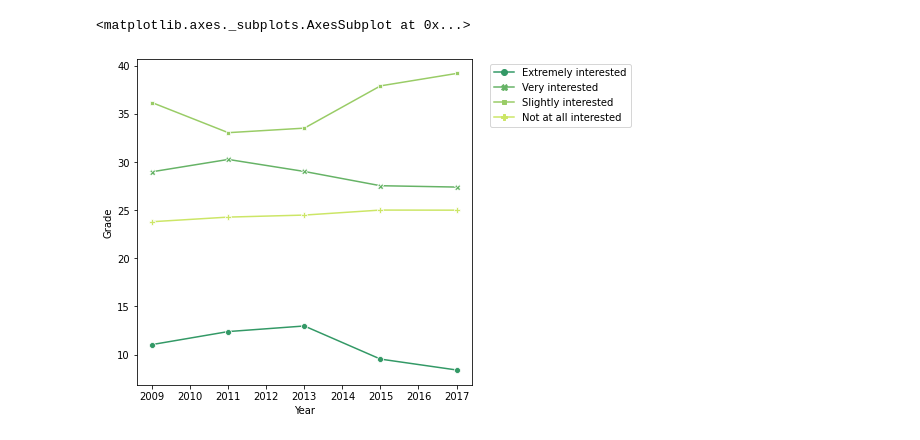
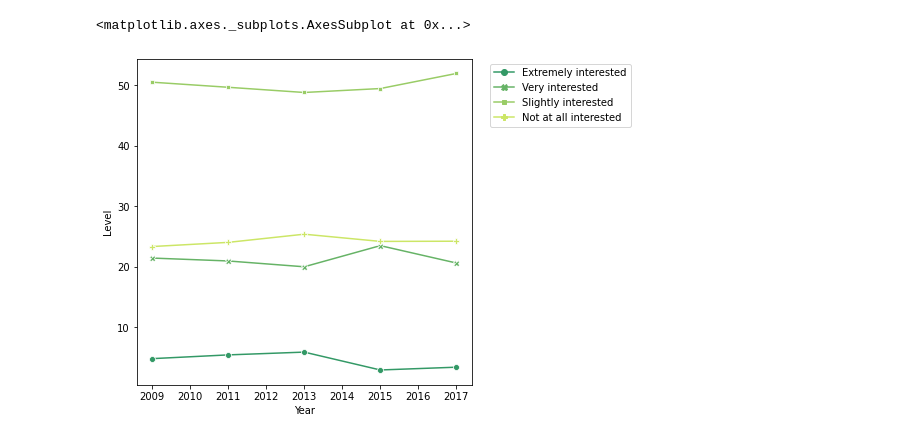
Before and after one commit to greci-gareli/Maps_Bar_Aim1, a Jupyter notebook: Introduction.ipynb, the cells around one changed output. Cells and saved outputs as stored; diff of their text form; code cells hidden in the pictures.

```diff
--- a/Introduction.ipynb
+++ b/Introduction.ipynb
@@ -10,10 +81,10 @@ import seaborn as sns
 # %%
 from google.colab import drive
 drive.mount('/content/gdrive')
-root_path= '/content/gdrive/MyDrive/Colab Notebooks/Introduction/Hey.csv'
+root_path= '/content/gdrive/MyDrive/Colab Notebooks/Introduction/Ok.csv'
 
 #Obtaining the data frame
-df = pd.read_csv(root_path, encoding="ISO-8859-1")
+df_2 = pd.read_csv(root_path, encoding="ISO-8859-1")
 
-df
+df_2
 # %% [output]
@@ -47,12 +109,12 @@ g
 # %%
 
 plt.figure(figsize=(6, 6))
 
 
-g =sns.lineplot(x="Year", y="Grade", hue='Interest', palette='summer', legend='full', style="Interest", markers=True, dashes=False,
-            data=df);
+g =sns.lineplot(x='Year', y="Level", hue='Interest', palette='summer', legend='full', style="Interest", markers=True, dashes=False,
+            data=df_2);
 plt.legend(bbox_to_anchor=(1.04,1), loc="upper left")
 g
 # %% [output]
 <matplotlib.axes._subplots.AxesSubplot at 0x...>
-[figure, old version]
+[figure, new version]
```
Also changed, not shown: parts of 10 cells of this notebook.
